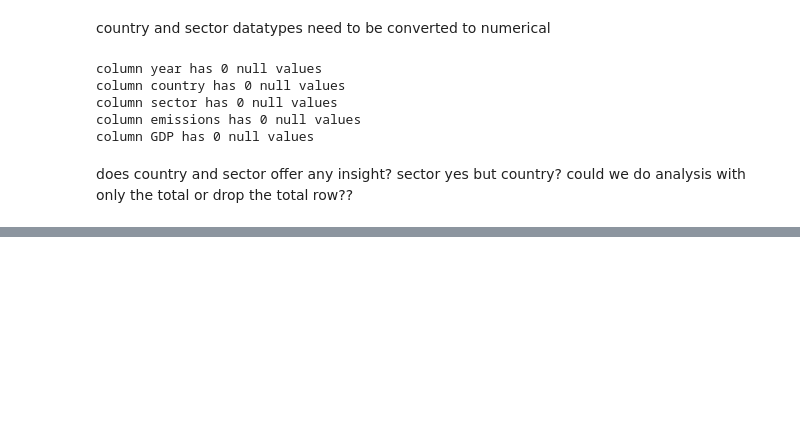
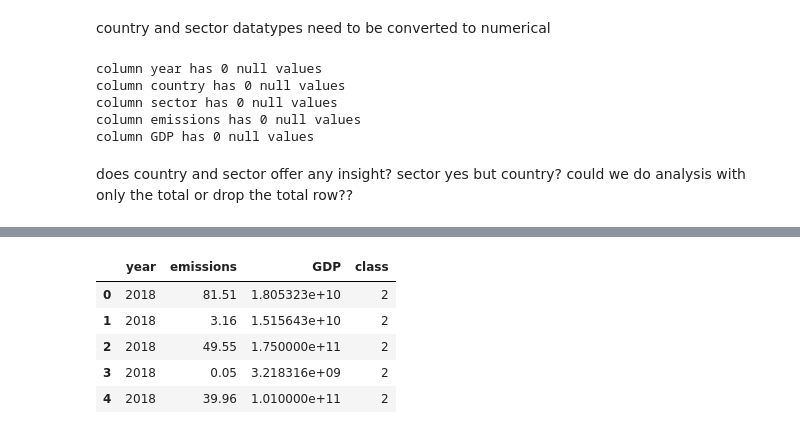
Before and after one commit to OxanaDrotieva/Methane_emissions_analysis, a Jupyter notebook: plotly_cluster.ipynb, the cells around one changed output, grey strips where cells are left out. Cells and saved outputs as stored; diff of their text form; code cells hidden in the pictures; blank space fills up the shorter version.

Commit message:
practice clustering

```diff
--- a/plotly_cluster.ipynb
+++ b/plotly_cluster.ipynb
@@ -105,3 +103,18 @@ fig = px.scatter_3d(
 )
 fig.update_layout(legend=dict(x=0, y=1))
 fig.show()
+# %%
+agg = AgglomerativeClustering(n_clusters=5)
+model = agg.fit(new_df)
+# %%
+# add a new class column to new_df
+new_df['class']=model.labels_
+merged_data['class']=model.labels_
+new_df.head()
+# %% [output]
+|  | year | emissions | GDP | class |
+| 0 | 2018 | 81.51 | 1.805323e+10 | 2 |
+| 1 | 2018 | 3.16 | 1.515643e+10 | 2 |
+| 2 | 2018 | 49.55 | 1.750000e+11 | 2 |
+| 3 | 2018 | 0.05 | 3.218316e+09 | 2 |
+| 4 | 2018 | 39.96 | 1.010000e+11 | 2 |
```
Also changed, not shown: parts of 4 cells of this notebook.
